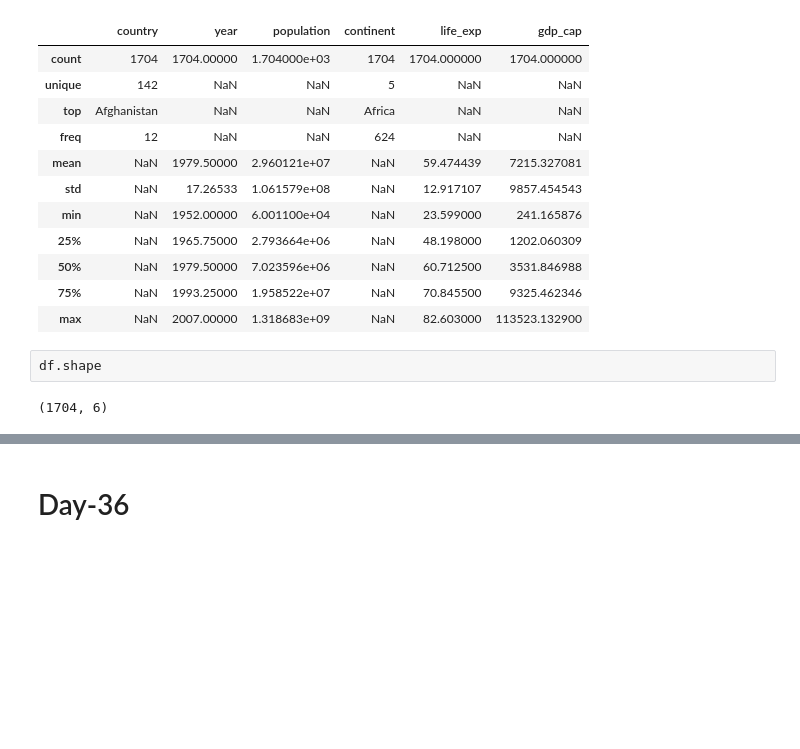
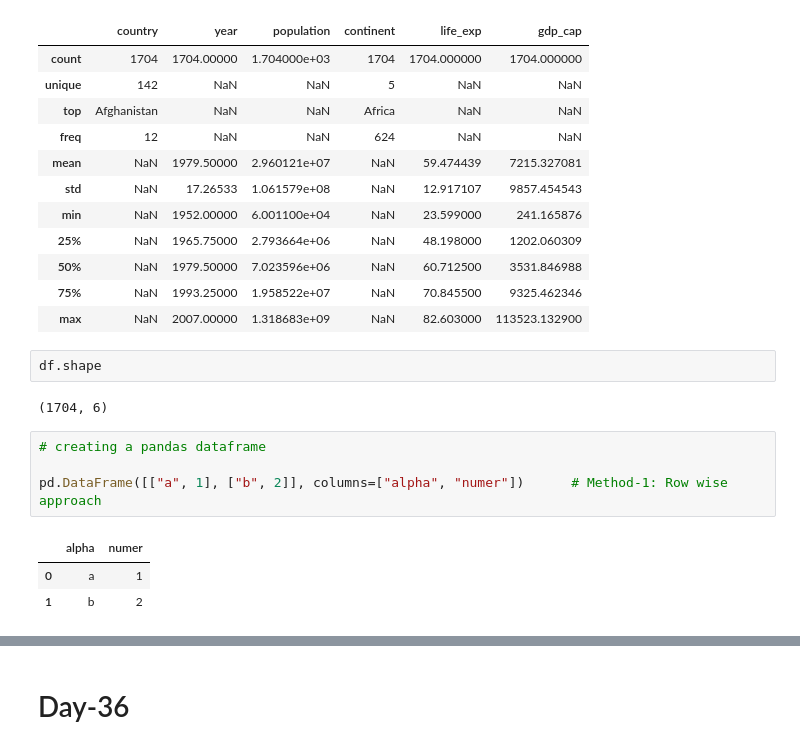
Before and after one commit to Abarajithan-Selvaraj/scaler-dsml-notes, a Jupyter notebook: 03 Python Libraries/pandas.ipynb, the cells around one changed output, grey strips where cells are left out. Drawn from its saved outputs; the diff is of its cells as text; blank space fills up the shorter version.

Commit message:
updated pandas-1 notes

```diff
--- a/03 Python Libraries/pandas.ipynb
+++ b/03 Python Libraries/pandas.ipynb
@@ -123,3 +123,11 @@ df.describe(include="all")
 df.shape
 # %% [output]
 (1704, 6)
+# %%
+# creating a pandas dataframe
+
+pd.DataFrame([["a", 1], ["b", 2]], columns=["alpha", "numer"])      # Method-1: Row wise approach
+# %% [output]
+|  | alpha | numer |
+| 0 | a | 1 |
+| 1 | b | 2 |
```
Also changed, not shown: parts of 12 cells of this notebook, 1 other file.
